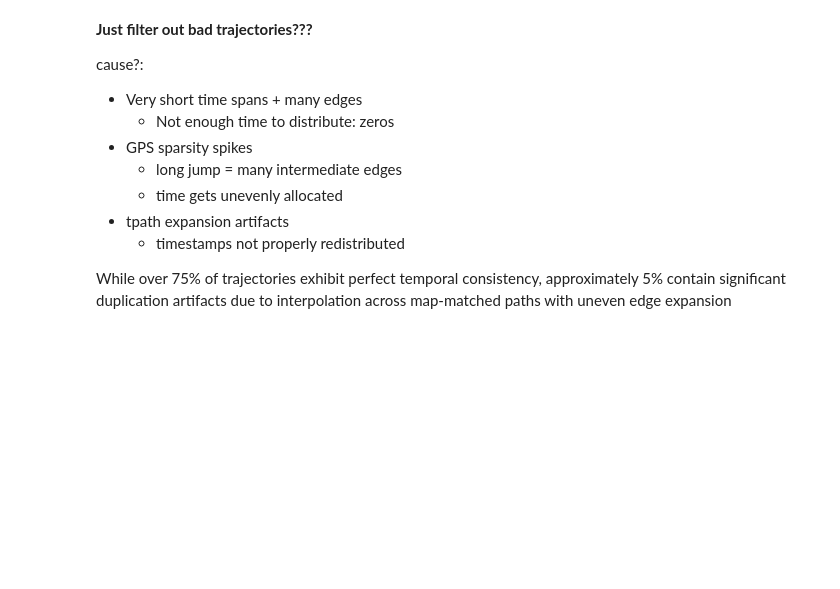
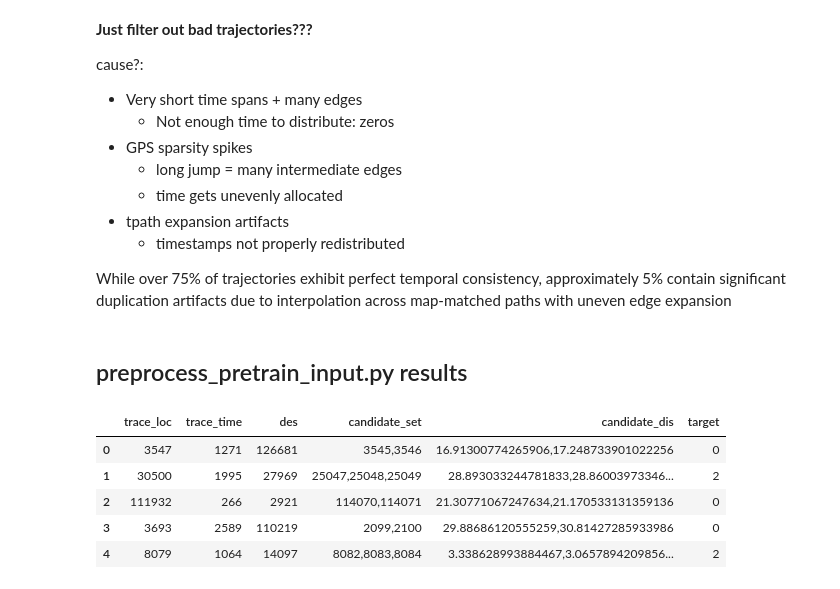
Before and after one commit to Jose-Velasco/URBAN-SYN, a Jupyter notebook: scripts/test.ipynb, the cells around one changed output. Cells and saved outputs as stored; diff of their text form; code cells hidden in the pictures; blank space fills up the shorter version.

```diff
--- a/scripts/test.ipynb
+++ b/scripts/test.ipynb
@@ -836,3 +835,18 @@ cause?:
     - timestamps not properly redistributed
 
 While over 75% of trajectories exhibit perfect temporal consistency, approximately 5% contain significant duplication artifacts due to interpolation across map-matched paths with uneven edge expansion
+# %% [markdown]
+## preprocess_pretrain_input.py results
+# %%
+df_pretrain_input_train = pd.read_csv("../baselines/gan/ts_trajgen/data/nyc/nyc_pretrain_input_train.csv")
+df_pretrain_input_eval = pd.read_csv("../baselines/gan/ts_trajgen/data/nyc/nyc_pretrain_input_eval.csv")
+df_pretrain_input_test = pd.read_csv("../baselines/gan/ts_trajgen/data/nyc/nyc_pretrain_input_test.csv")
+# %%
+df_pretrain_input_train.head()
+# %% [output]
+|  | trace_loc | trace_time | des | candidate_set | candidate_dis | target |
+| 0 | 3547 | 1271 | 126681 | 3545,3546 | 16.91300774265906,17.248733901022256 | 0 |
+| 1 | 30500 | 1995 | 27969 | 25047,25048,25049 | 28.893033244781833,28.86003973346... | 2 |
+| 2 | 111932 | 266 | 2921 | 114070,114071 | 21.30771067247634,21.170533131359136 | 0 |
+| 3 | 3693 | 2589 | 110219 | 2099,2100 | 29.88686120555259,30.81427285933986 | 0 |
+| 4 | 8079 | 1064 | 14097 | 8082,8083,8084 | 3.338628993884467,3.0657894209856... | 2 |
```
Also changed, not shown: parts of 15 cells of this notebook, 1 other file.
